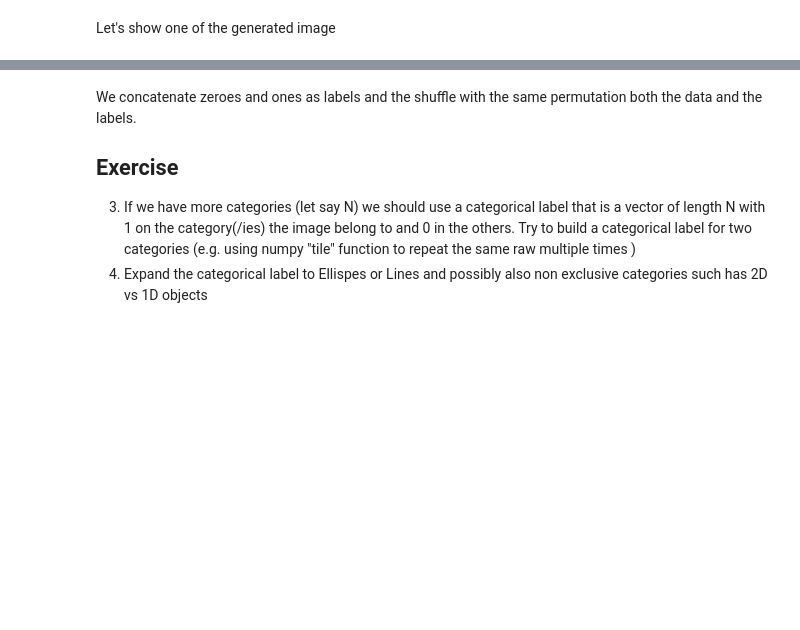
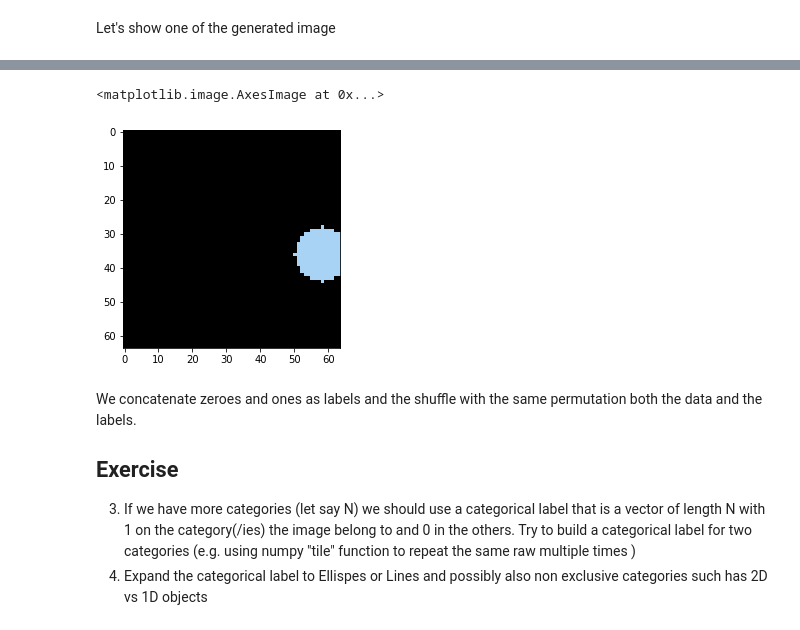
Before and after one commit to arizzi/NNTutorial, a Jupyter notebook: CNN_tutorial.ipynb, the cells around one changed output, grey strips where cells are left out. Saved outputs shown, nothing was run; the diff lists cells and outputs as text; code cells hidden in the pictures; blank space fills up the shorter version.

```diff
--- a/CNN_tutorial.ipynb
+++ b/CNN_tutorial.ipynb
@@ -56,3 +60,8 @@ plt.imshow(rects[1])
+# %%
+plt.imshow(circs[0])
+# %% [output]
+<matplotlib.image.AxesImage at 0x...>
+[figure, added]
 # %% [markdown]
 We concatenate zeroes and ones as labels and the shuffle with the same permutation both the data and the labels.
 ## Exercise
```
Also changed, not shown: parts of 9 cells of this notebook.
